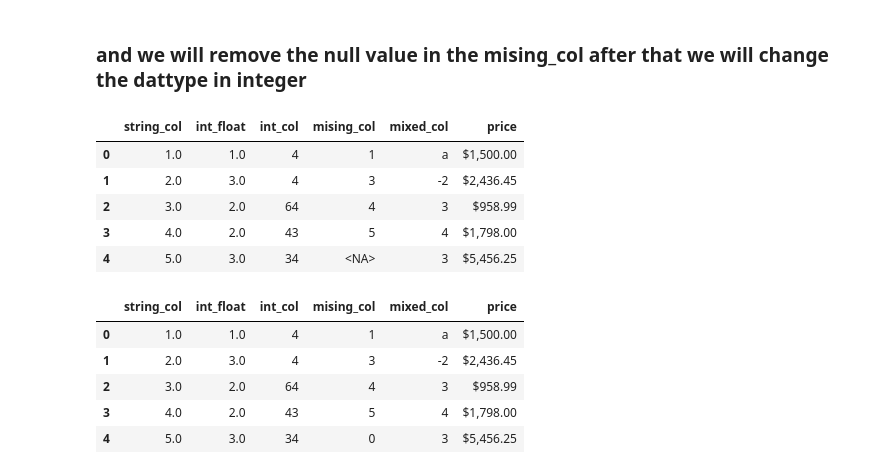
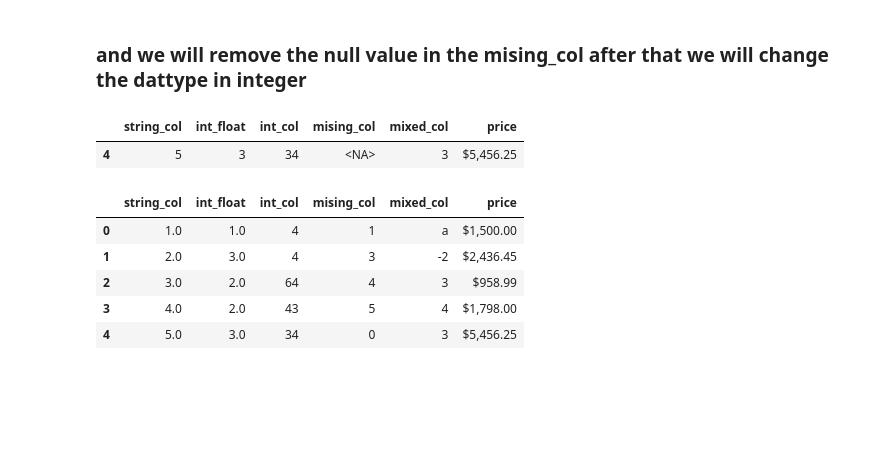
Before and after one commit to Ranjit-Singh-786/pandas-, a Jupyter notebook: datatype change or broadcasting.ipynb, the cells around one changed output. Saved outputs shown, nothing was run; the diff lists cells and outputs as text; code cells hidden in the pictures; blank space fills up the shorter version.

```diff
--- a/datatype change or broadcasting.ipynb
+++ b/datatype change or broadcasting.ipynb
@@ -139,4 +155,6 @@ dtype('float64')
 # %%
-data['mising_col']=data['mising_col'].astype(int)  #it is not possible bcz here mising value
+data['mising_col']=data['mising_col'].astype(int,errors='ignore')  #it is not possible bcz here mising value
 data['mising_col'].dtypes
+# but if you passed errors = ignore than it would not display the errar message
+# but it does,nt change my dtype
 # %% [output]
@@ -178,14 +200,11 @@ Name: mising_col, dtype: Int64
 # %% [markdown]
 ### and we will remove the null value in the mising_col after that we will change the dattype in integer
 # %%
-data
+data[-1:]
+# you can see there is missing value present
 # %% [output]
 |  | string_col | int_float | int_col | mising_col | mixed_col | price |
-| 0 | 1.0 | 1.0 | 4 | 1 | a | $1,500.00 |
-| 1 | 2.0 | 3.0 | 4 | 3 | -2 | $2,436.45 |
-| 2 | 3.0 | 2.0 | 64 | 4 | 3 | $958.99 |
-| 3 | 4.0 | 2.0 | 43 | 5 | 4 | $1,798.00 |
-| 4 | 5.0 | 3.0 | 34 | <NA> | 3 | $5,456.25 |
+| 4 | 5 | 3 | 34 | <NA> | 3 | $5,456.25 |
 # %%
 data['mising_col']=data['mising_col'].fillna(0)
 # %%
```
Also changed, not shown: parts of 38 cells of this notebook, 3 other files.
